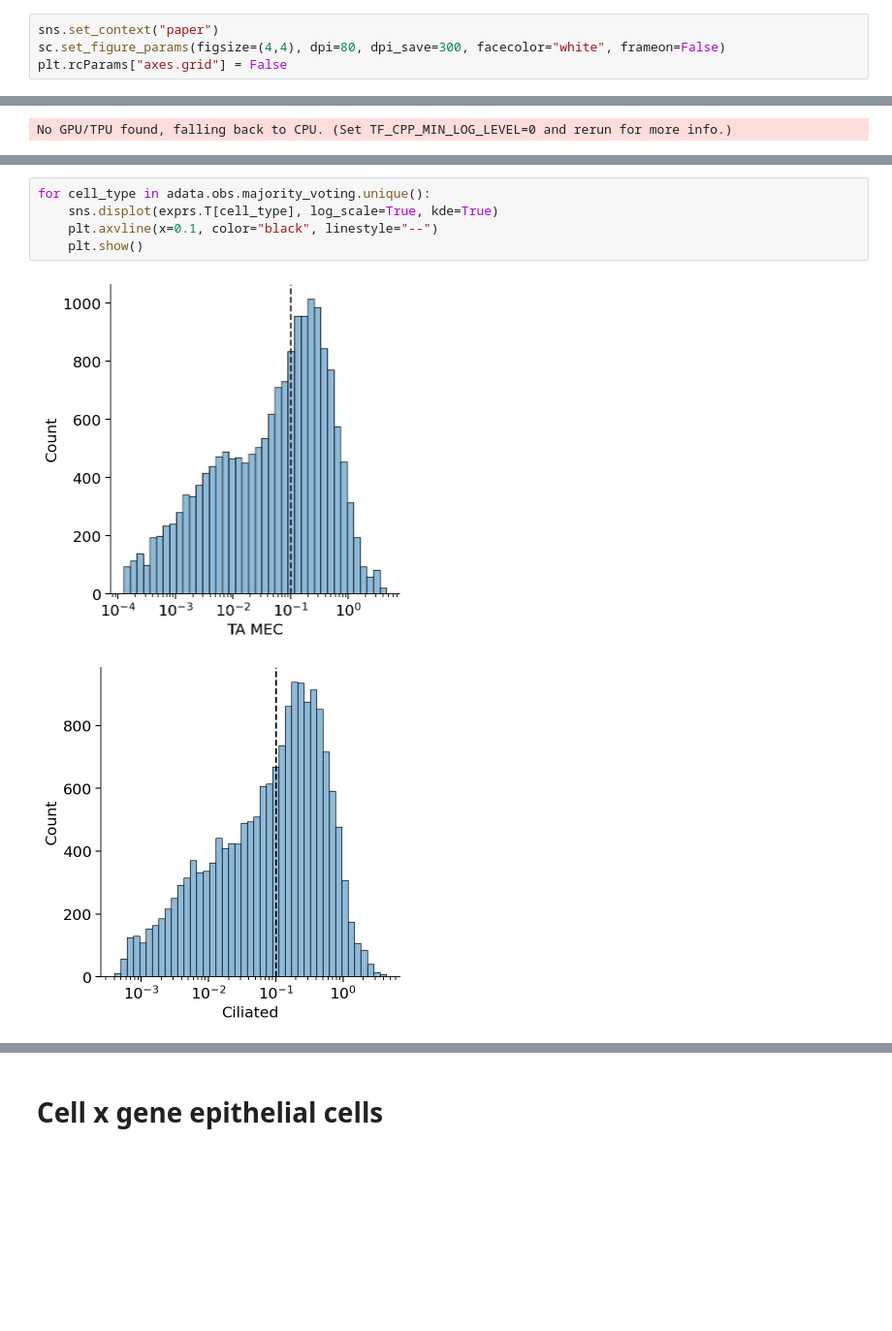
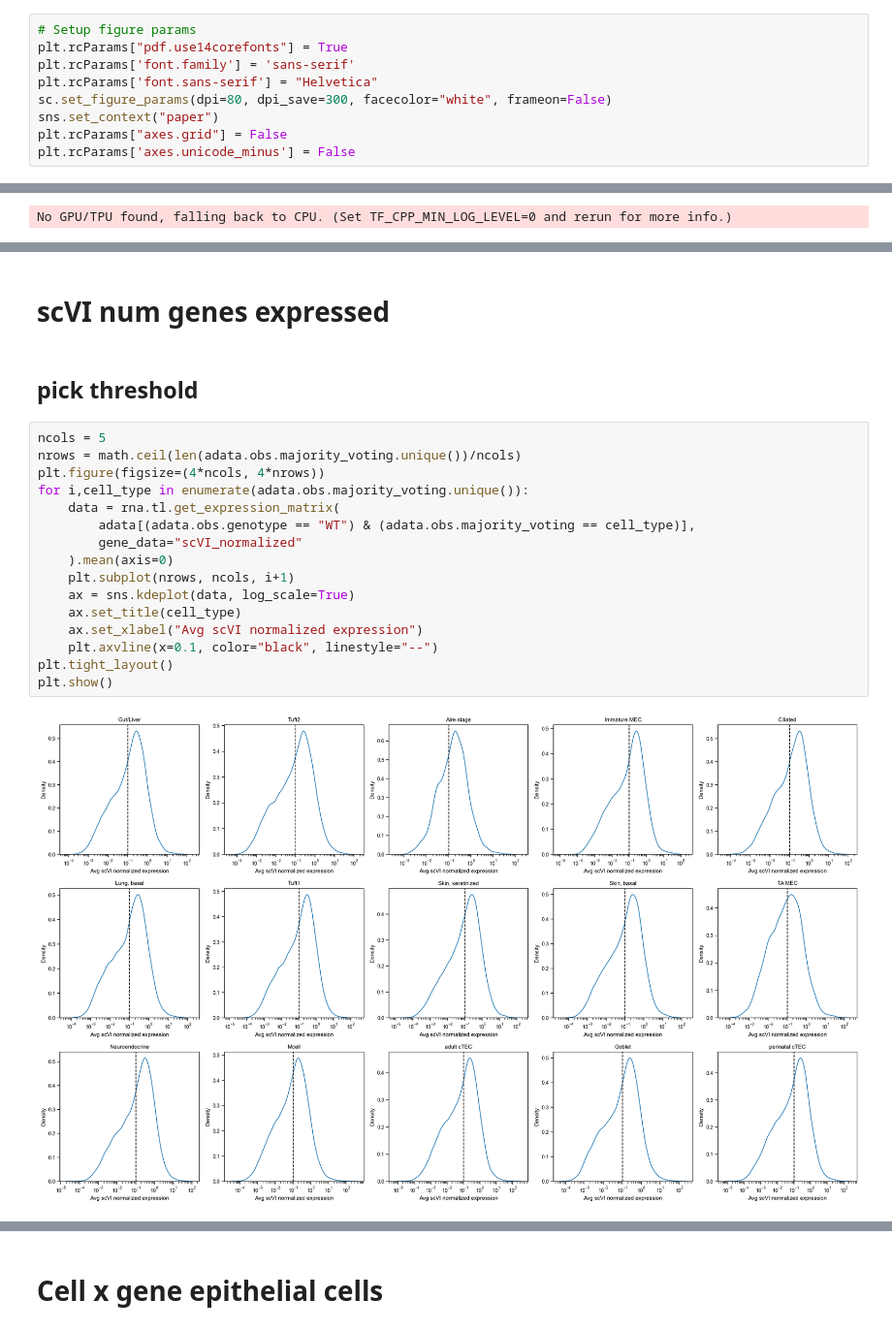
Before and after one commit to j-germino/M-cells, a Jupyter notebook: code/num_genes_expressed.ipynb, the cells around one changed output, grey strips where cells are left out. Shown at 97% size. Saved outputs shown, nothing was run; the diff lists cells and outputs as text; blank space fills up the shorter version.

```diff
--- a/code/num_genes_expressed.ipynb
+++ b/code/num_genes_expressed.ipynb
@@ -9,4 +15,9 @@ import numpy as np
 # %%
+# Setup figure params
+plt.rcParams["pdf.use14corefonts"] = True
+plt.rcParams['font.family'] = 'sans-serif'
+plt.rcParams['font.sans-serif'] = "Helvetica"
+sc.set_figure_params(dpi=80, dpi_save=300, facecolor="white", frameon=False)
 sns.set_context("paper")
-sc.set_figure_params(figsize=(4,4), dpi=80, dpi_save=300, facecolor="white", frameon=False)
 plt.rcParams["axes.grid"] = False
+plt.rcParams['axes.unicode_minus'] = False
@@ -61,8 +41,22 @@ plt.show()
+# %% [markdown]
+# scVI num genes expressed
+# %% [markdown]
+## pick threshold
 # %%
-for cell_type in adata.obs.majority_voting.unique():
-    sns.displot(exprs.T[cell_type], log_scale=True, kde=True)
+ncols = 5
+nrows = math.ceil(len(adata.obs.majority_voting.unique())/ncols)
+plt.figure(figsize=(4*ncols, 4*nrows))
+for i,cell_type in enumerate(adata.obs.majority_voting.unique()):
+    data = rna.tl.get_expression_matrix(
+        adata[(adata.obs.genotype == "WT") & (adata.obs.majority_voting == cell_type)],
+        gene_data="scVI_normalized"
+    ).mean(axis=0)
+    plt.subplot(nrows, ncols, i+1)
+    ax = sns.kdeplot(data, log_scale=True)
+    ax.set_title(cell_type)
+    ax.set_xlabel("Avg scVI normalized expression")
     plt.axvline(x=0.1, color="black", linestyle="--")
-    plt.show()
+plt.tight_layout()
+plt.show()
 # %% [output]
-[figure, old version]
+[figure, new version]
-[figure, removed]
```
Also changed, not shown: parts of 17 cells of this notebook, 6 other files.
